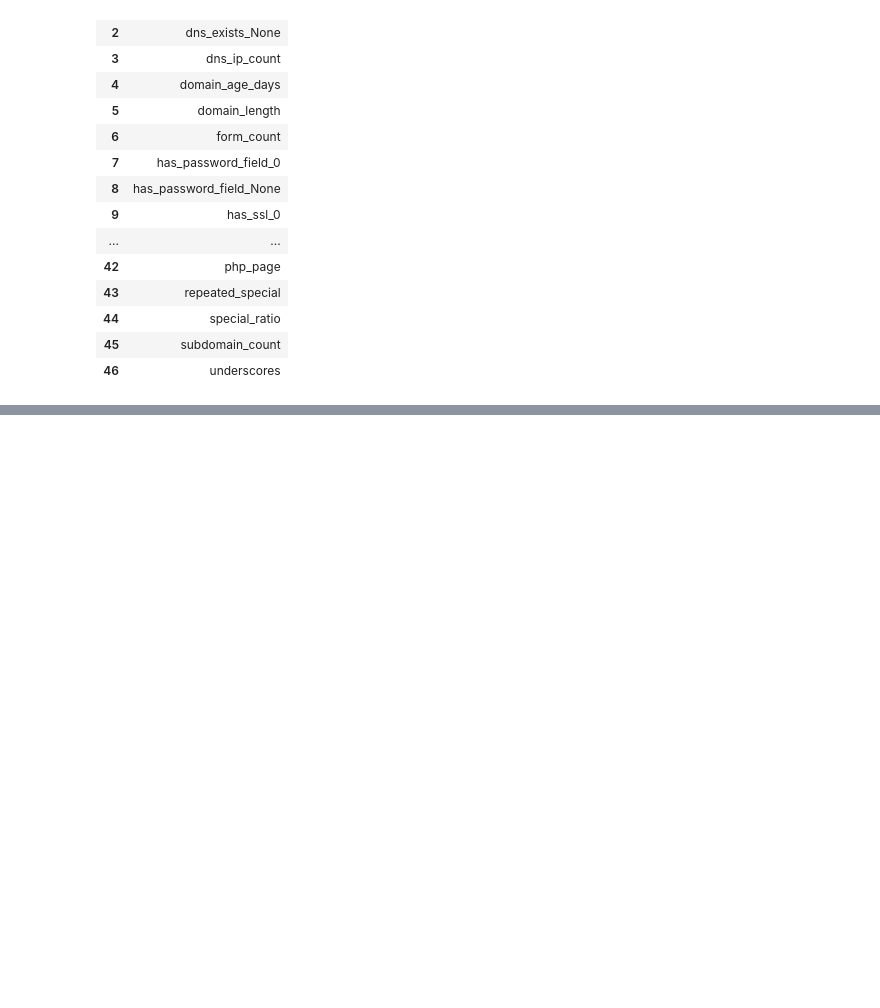
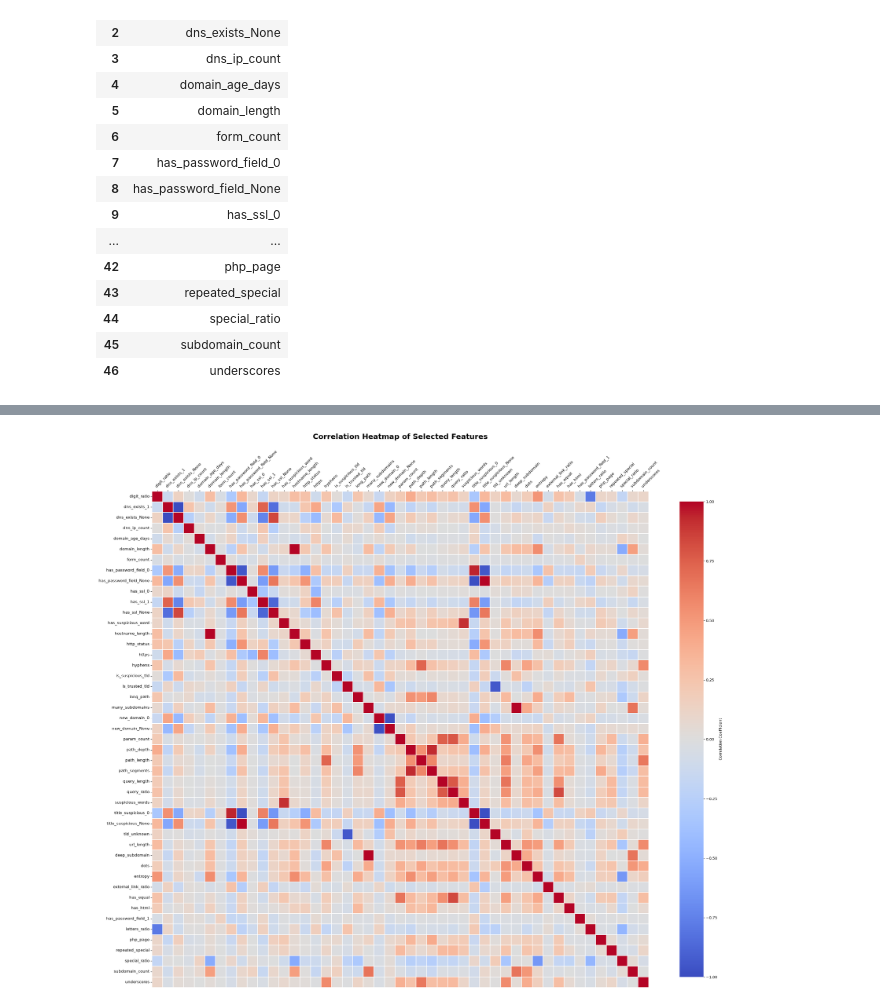
Before and after one commit to ajay-nagpal/Phishing-URL-detector, a Jupyter notebook: phishing_url_detector.ipynb, the cells around one changed output, grey strips where cells are left out. Cells and saved outputs as stored; diff of their text form; code cells hidden in the pictures; blank space fills up the shorter version.

```diff
--- a/phishing_url_detector.ipynb
+++ b/phishing_url_detector.ipynb
@@ -2075,0 +2257,78 @@ Number of Selected Features: 47
+# %%
+import matplotlib.pyplot as plt
+import seaborn as sns
+
+# Calculate the correlation
+# matrix for the selected
+# features.
+
+correlation_matrix = (
+    eda_df
+    .drop(columns=["label"])
+    .corr()
+)
+
+# Create the figure.
+
+fig, ax = plt.subplots(
+    figsize=(26, 24)
+)
+
+# Create the correlation
+# heatmap.
+
+sns.heatmap(
+    correlation_matrix,
+    cmap="coolwarm",
+    vmin=-1,
+    vmax=1,
+    square=True,
+    linewidths=0.25,
+    cbar_kws={
+        "label": "Correlation Coefficient",
+        "shrink": 0.8
+    },
+    ax=ax
+)
+
+# Display the feature
+# names at the top.
+
+ax.tick_params(
+    top=True,
+    bottom=False,
+    labeltop=True,
+    labelbottom=False
+)
+
+# Format the feature
+# names.
+
+plt.setp(
+    ax.get_xticklabels(),
+    rotation=45,
+    ha="left",
+    rotation_mode="anchor",
+    fontsize=11
+)
+
+plt.setp(
+    ax.get_yticklabels(),
+    rotation=0,
+    fontsize=11
+)
+
+# Add the title.
+
+ax.set_title(
+    "Correlation Heatmap of Selected Features",
+    fontsize=20,
+    fontweight="bold",
+    pad=30
+)
+
+plt.tight_layout()
+
+plt.show()
+# %% [output]
+[figure, added]
```
Also changed, not shown: parts of 10 cells of this notebook.
